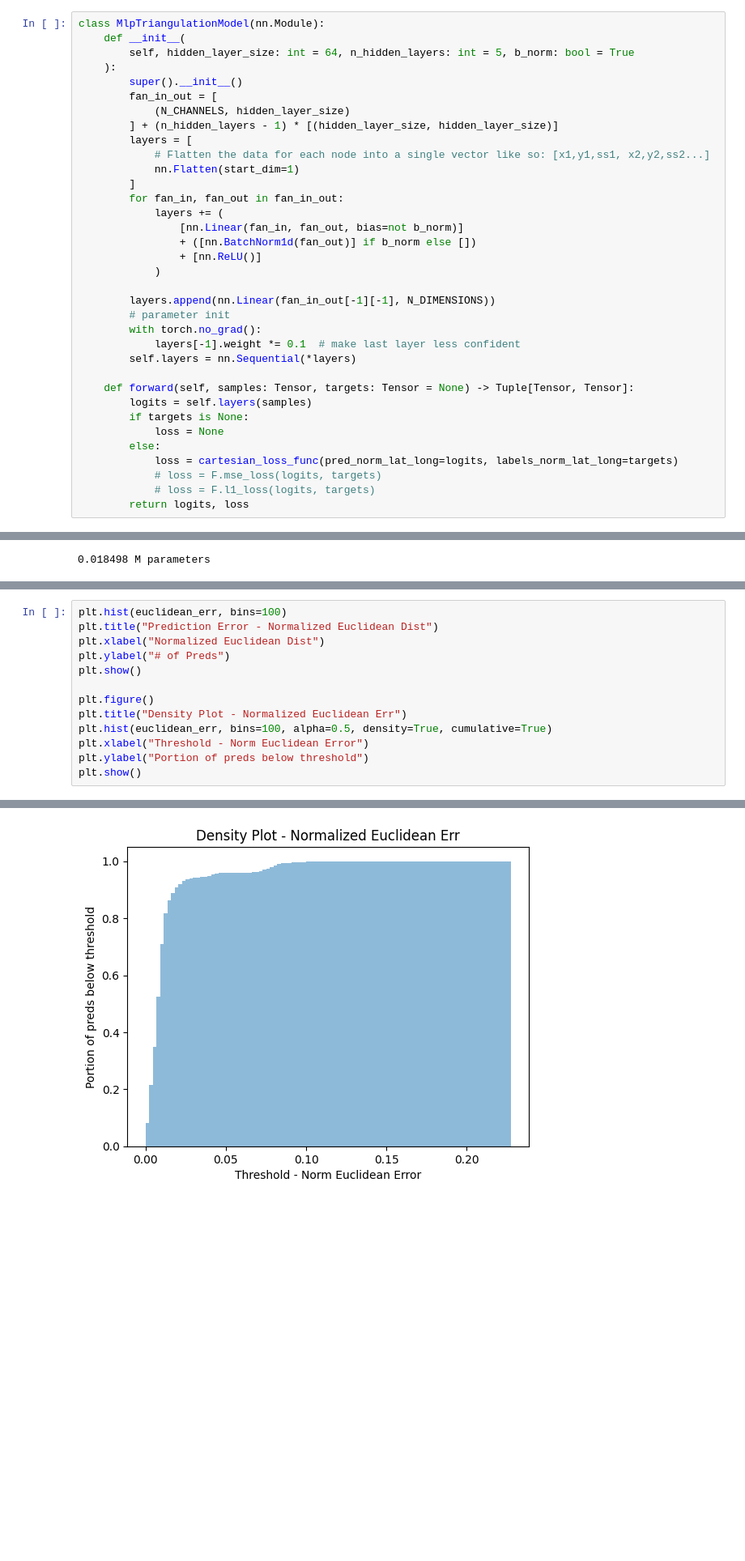
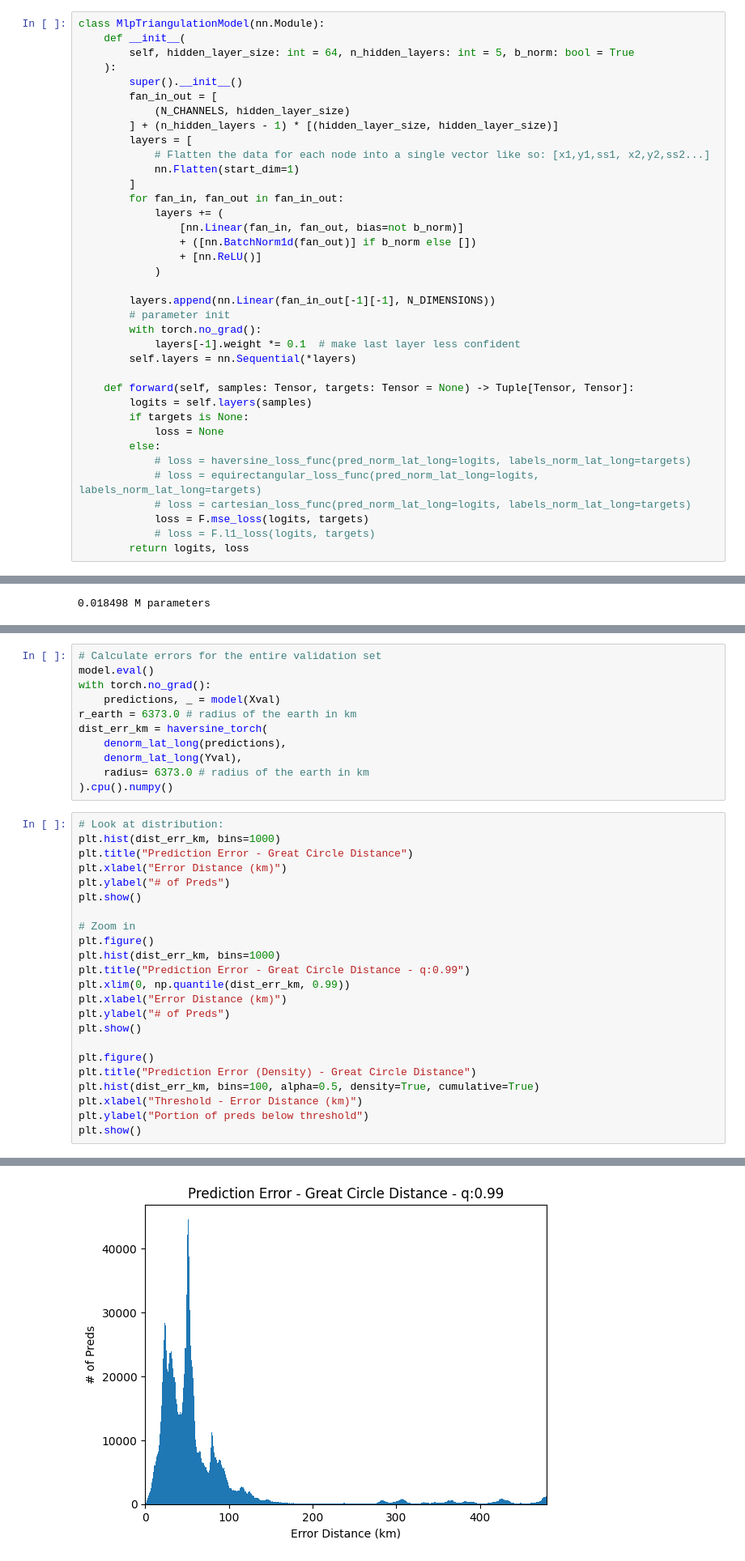
Before and after one commit to dcyoung/ml-triangulation, a Jupyter notebook: hostpots.ipynb, the cells around one changed output, grey strips where cells are left out. Shown: that part at 81% size. Cells and saved outputs as stored; diff of their text form; blank space fills up the shorter version.

```diff
--- a/hostpots.ipynb
+++ b/hostpots.ipynb
@@ -205,8 +339,10 @@ class MlpTriangulationModel(nn.Module):
         if targets is None:
             loss = None
         else:
-            loss = cartesian_loss_func(pred_norm_lat_long=logits, labels_norm_lat_long=targets)
-            # loss = F.mse_loss(logits, targets)
+            # loss = haversine_loss_func(pred_norm_lat_long=logits, labels_norm_lat_long=targets)
+            # loss = equirectangular_loss_func(pred_norm_lat_long=logits, labels_norm_lat_long=targets)
+            # loss = cartesian_loss_func(pred_norm_lat_long=logits, labels_norm_lat_long=targets)
+            loss = F.mse_loss(logits, targets)
             # loss = F.l1_loss(logits, targets)
         return logits, loss
 # %%
@@ -343,14 +483,35 @@ euclidean_err = np.linalg.norm(pred_xyz.cpu().numpy() - labels_xyz.cpu().numpy()
+# %%
+# Calculate errors for the entire validation set
+model.eval()
+with torch.no_grad():
+    predictions, _ = model(Xval)
+r_earth = 6373.0 # radius of the earth in km
+dist_err_km = haversine_torch(
+    denorm_lat_long(predictions),
+    denorm_lat_long(Yval),
+    radius= 6373.0 # radius of the earth in km
+).cpu().numpy()
 # %%
-plt.hist(euclidean_err, bins=100)
-plt.title("Prediction Error - Normalized Euclidean Dist")
-plt.xlabel("Normalized Euclidean Dist")
+# Look at distribution:
+plt.hist(dist_err_km, bins=1000)
+plt.title("Prediction Error - Great Circle Distance")
+plt.xlabel("Error Distance (km)")
+plt.ylabel("# of Preds")
+plt.show()
+
+# Zoom in
+plt.figure()
+plt.hist(dist_err_km, bins=1000)
+plt.title("Prediction Error - Great Circle Distance - q:0.99")
+plt.xlim(0, np.quantile(dist_err_km, 0.99))
+plt.xlabel("Error Distance (km)")
 plt.ylabel("# of Preds")
 plt.show()
 
 plt.figure()
-plt.title("Density Plot - Normalized Euclidean Err")
-plt.hist(euclidean_err, bins=100, alpha=0.5, density=True, cumulative=True)
-plt.xlabel("Threshold - Norm Euclidean Error")
+plt.title("Prediction Error (Density) - Great Circle Distance")
+plt.hist(dist_err_km, bins=100, alpha=0.5, density=True, cumulative=True)
+plt.xlabel("Threshold - Error Distance (km)")
 plt.ylabel("Portion of preds below threshold")
 plt.show()
 # %% [output]
@@ -358 +519 @@ plt.show()
-[figure, old version]
+[figure, new version]
```
Also changed, not shown: parts of 26 cells of this notebook.
